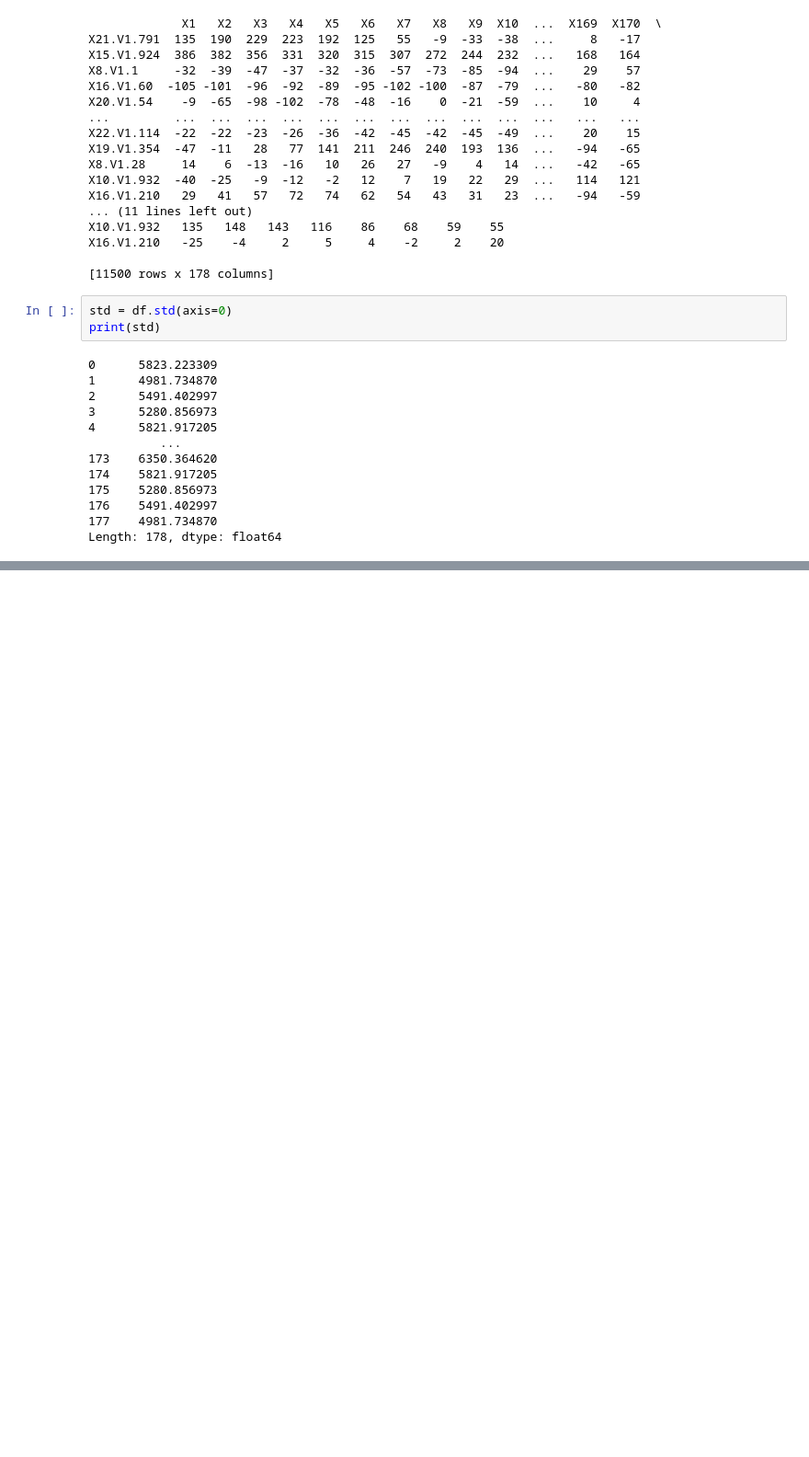
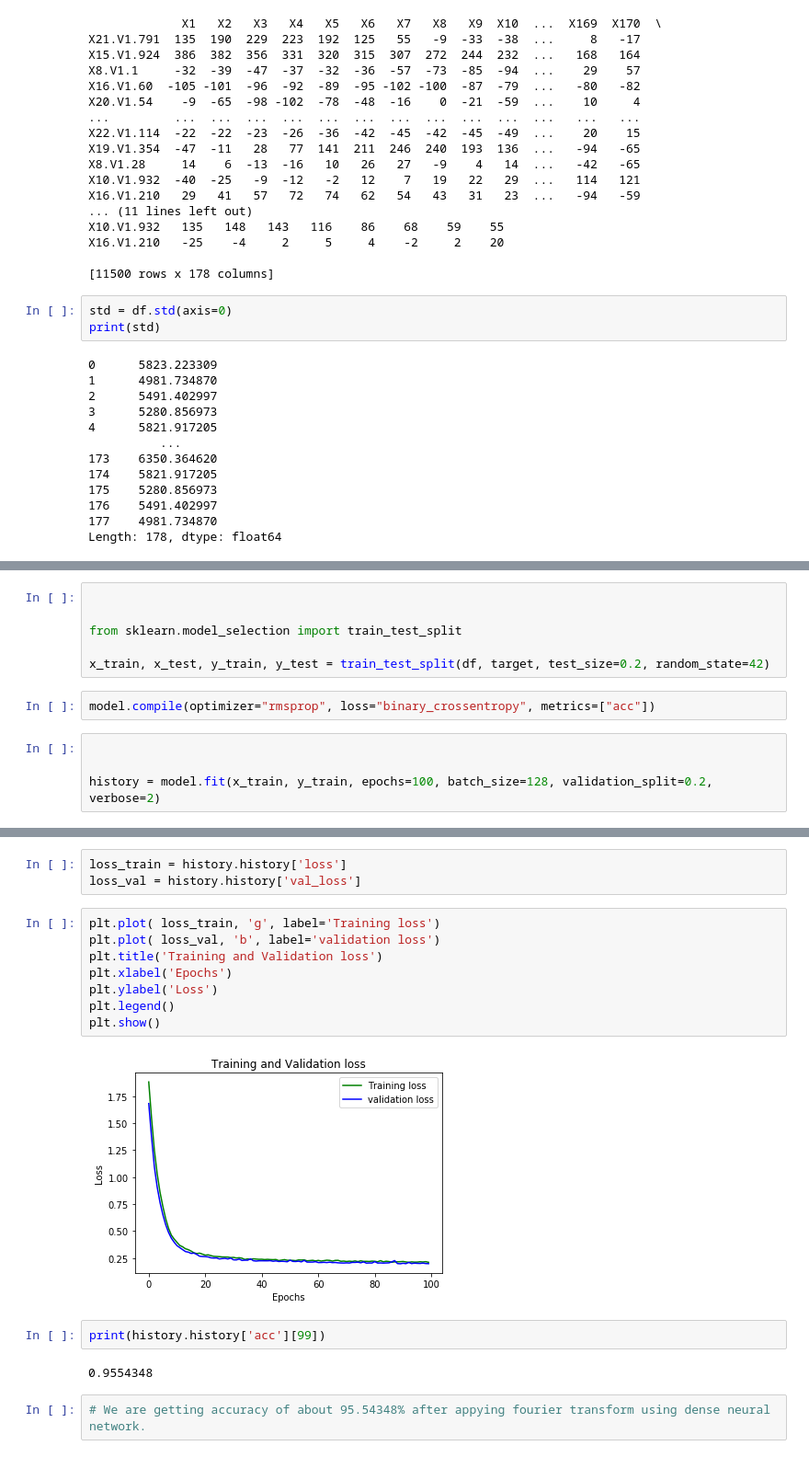
Before and after one commit to gauthampkrishnan/Fourier-Transform-Epilepsy-Detection, a Jupyter notebook: Fourier Transform.ipynb, the cells around one changed output, grey strips where cells are left out. Shown: that part at 92% size. Cells and saved outputs as stored; diff of their text form; blank space fills up the shorter version.

Commit message:
Completed
Completed applying Fourier transform on dataset and implement Deep Learning Model.

```diff
--- a/Fourier Transform.ipynb
+++ b/Fourier Transform.ipynb
@@ -180,0 +229,12 @@ X16.V1.210   -25    -4     2     5     4    -2     2    20
+# %%
+
+
+from sklearn.model_selection import train_test_split
+
+x_train, x_test, y_train, y_test = train_test_split(df, target, test_size=0.2, random_state=42)
+# %%
+model.compile(optimizer="rmsprop", loss="binary_crossentropy", metrics=["acc"])
+# %%
+
+
+history = model.fit(x_train, y_train, epochs=100, batch_size=128, validation_split=0.2, verbose=2)
@@ -180,0 +264,19 @@ X16.V1.210   -25    -4     2     5     4    -2     2    20
+# %%
+loss_train = history.history['loss']
+loss_val = history.history['val_loss']
+# %%
+plt.plot( loss_train, 'g', label='Training loss')
+plt.plot( loss_val, 'b', label='validation loss')
+plt.title('Training and Validation loss')
+plt.xlabel('Epochs')
+plt.ylabel('Loss')
+plt.legend()
+plt.show()
+# %% [output]
+[figure, added]
+# %%
+print(history.history['acc'][99])
+# %% [output]
+0.9554348
+# %%
+# We are getting accuracy of about 95.54348% after appying fourier transform using dense neural network.
```
Also changed, not shown: parts of 8 cells of this notebook.
